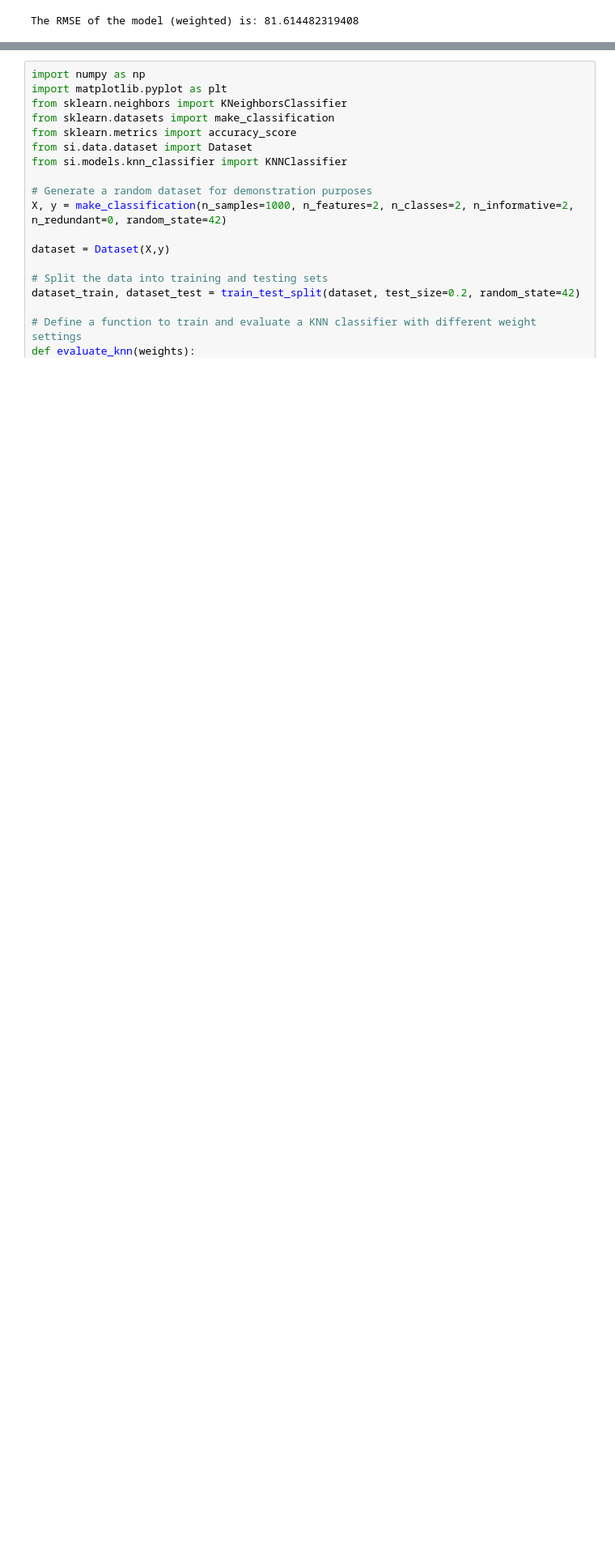
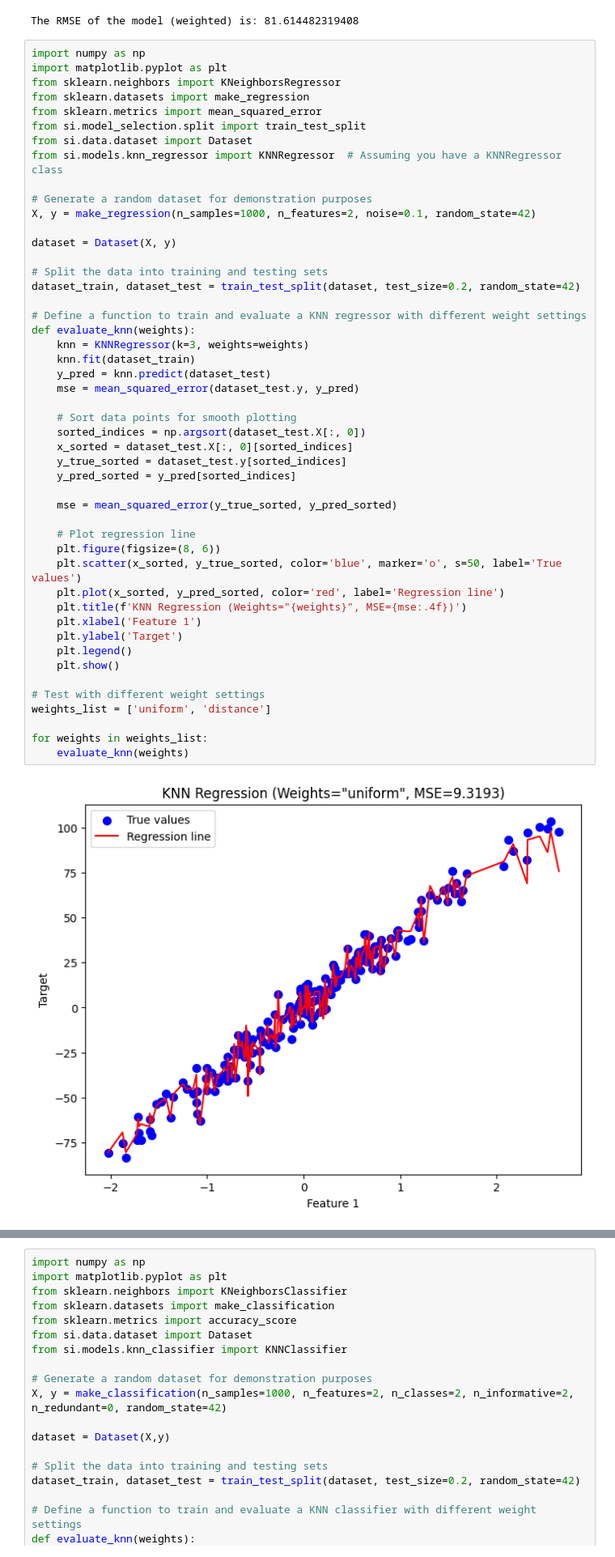
Before and after one commit to Seixal97/si, a Jupyter notebook: scripts/ex6+7.ipynb, the cells around one changed output, grey strips where cells are left out. Shown: that part at 81% size. Saved outputs shown, nothing was run; the diff lists cells and outputs as text; blank space fills up the shorter version.

Commit message:
[UPDATE] additional testing

```diff
--- a/scripts/ex6+7.ipynb
+++ b/scripts/ex6+7.ipynb
@@ -138,3 +138,53 @@ score = mean_squared_error(dataset_test.y, knn.predict(dataset_test.X), squared=
 print(f'The RMSE of the model (weighted) is: {score}')
 # %% [output]
 The RMSE of the model (weighted) is: 81.614482319408
+# %%
+import numpy as np
+import matplotlib.pyplot as plt
+from sklearn.neighbors import KNeighborsRegressor
+from sklearn.datasets import make_regression
+from sklearn.metrics import mean_squared_error
+from si.model_selection.split import train_test_split
+from si.data.dataset import Dataset
+from si.models.knn_regressor import KNNRegressor  # Assuming you have a KNNRegressor class
+
+# Generate a random dataset for demonstration purposes
+X, y = make_regression(n_samples=1000, n_features=2, noise=0.1, random_state=42)
+
+dataset = Dataset(X, y)
+
+# Split the data into training and testing sets
+dataset_train, dataset_test = train_test_split(dataset, test_size=0.2, random_state=42)
+
+# Define a function to train and evaluate a KNN regressor with different weight settings
+def evaluate_knn(weights):
+    knn = KNNRegressor(k=3, weights=weights)
+    knn.fit(dataset_train)
+    y_pred = knn.predict(dataset_test)
+    mse = mean_squared_error(dataset_test.y, y_pred)
+
+    # Sort data points for smooth plotting
+    sorted_indices = np.argsort(dataset_test.X[:, 0])
+    x_sorted = dataset_test.X[:, 0][sorted_indices]
+    y_true_sorted = dataset_test.y[sorted_indices]
+    y_pred_sorted = y_pred[sorted_indices]
+
+    mse = mean_squared_error(y_true_sorted, y_pred_sorted)
+
+    # Plot regression line
+    plt.figure(figsize=(8, 6))
+    plt.scatter(x_sorted, y_true_sorted, color='blue', marker='o', s=50, label='True values')
+    plt.plot(x_sorted, y_pred_sorted, color='red', label='Regression line')
+    plt.title(f'KNN Regression (Weights="{weights}", MSE={mse:.4f})')
+    plt.xlabel('Feature 1')
+    plt.ylabel('Target')
+    plt.legend()
+    plt.show()
+
+# Test with different weight settings
+weights_list = ['uniform', 'distance']
+
+for weights in weights_list:
+    evaluate_knn(weights)
+# %% [output]
+[figure, added]
```
Also changed, not shown: parts of 1 cell of this notebook, 2 other files.
